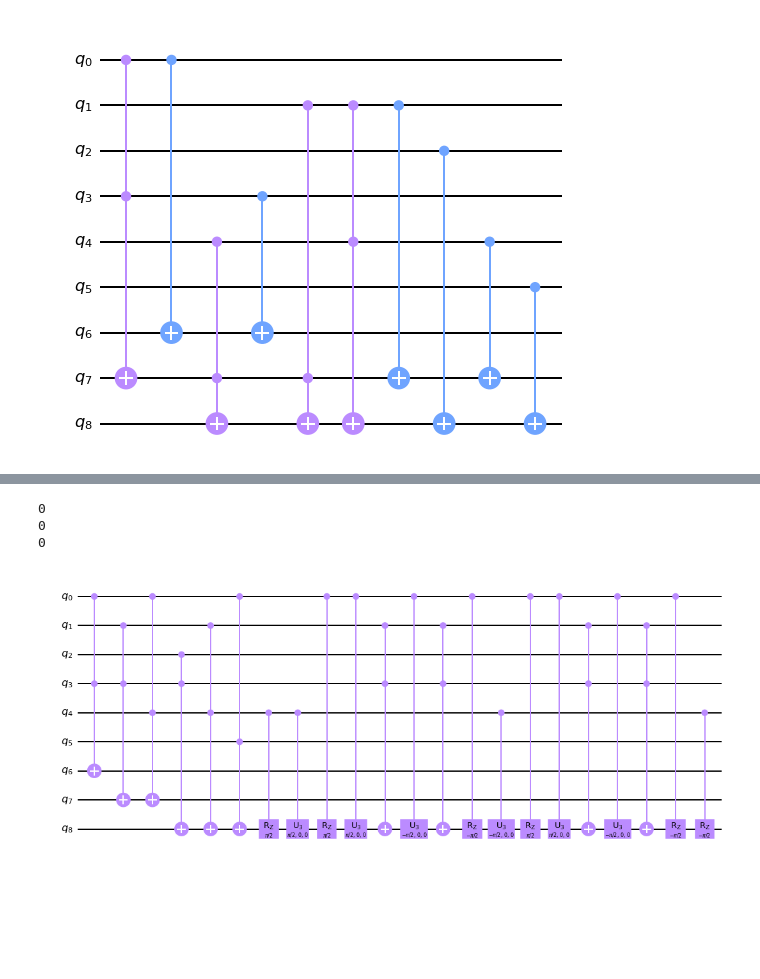
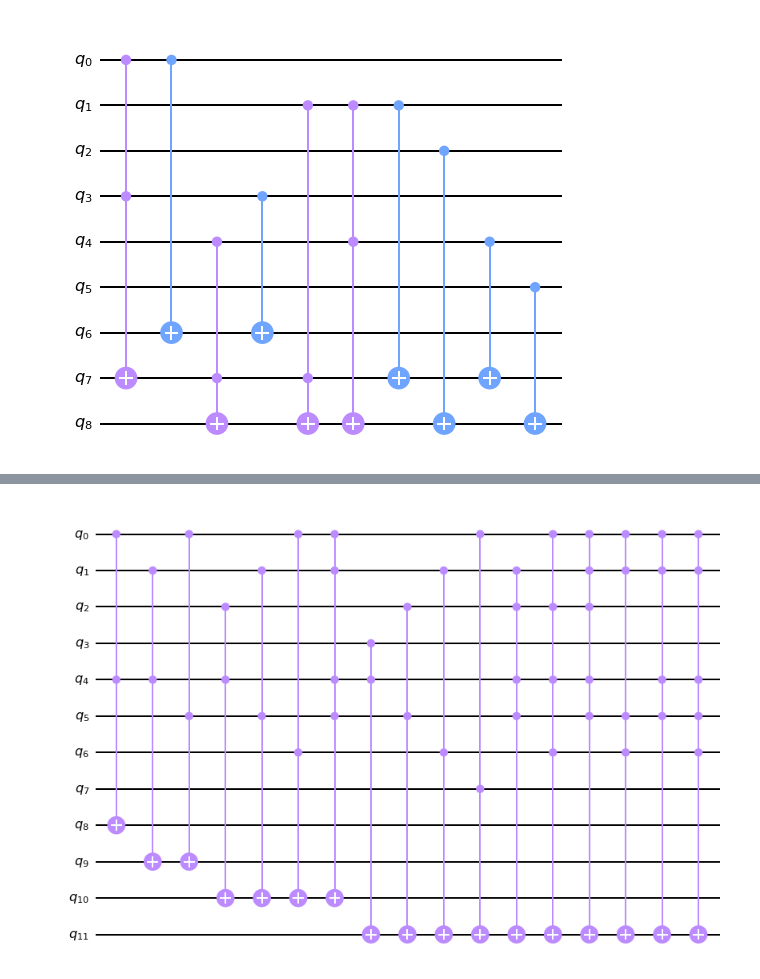
Before and after one commit to Romelium/Quantum-Resizable-Addition-and-Multiplication, a Jupyter notebook: Quantum_Resizable_Addition_and_Multiplication.ipynb, the cells around one changed output, grey strips where cells are left out. Saved outputs shown, nothing was run; the diff lists cells and outputs as text; code cells hidden in the pictures; blank space fills up the shorter version.

```diff
--- a/Quantum_Resizable_Addition_and_Multiplication.ipynb
+++ b/Quantum_Resizable_Addition_and_Multiplication.ipynb
@@ -110,26 +110,2 @@ create_QAddition(3).draw(output='mpl')
 # %% [output]
 [figure]
-# %%
-def cnx(self, *qubits):
-    if len(qubits) > 3:
-        last = qubits[-1]
-        # A matrix: (made up of a  and Y rotation, lemma4.3)
-        self.crz(np.pi/2, qubits[-2], qubits[-1])
-        self.cu3(np.pi/2, 0, 0, qubits[-2],qubits[-1])
-
-        # Control not gate
-        cnx(self,*qubits[:-2],qubits[-1])
-
-        # B matrix (pposite angle)
-        self.cu3(-np.pi/2, 0, 0, qubits[-2], qubits[-1])
-
-        # Control
-        cnx(self,*qubits[:-2],qubits[-1])
-
-        # C matrix (final rotation)
-        self.crz(-np.pi/2,qubits[-2],qubits[-1])
-    elif len(qubits)==3:
-        self.ccx(*qubits)
-    elif len(qubits)==2:
-        self.cx(*qubits)
-QuantumCircuit.cnx = cnx
@@ -138,40 +171,40 @@ def create_QMultiplication(input_bit_size, double_output = False, enable_carry =
   output_size = input_bit_size*2 if double_output else input_bit_size
 
   #Input1, Input2, Output
   Mul_circ = QuantumCircuit(input_bit_size * 2 + output_size, name='Mul')
 
   OldMap = []
 
   for i in range(output_size):
 
     #Store all the ANDs for calculations (i.e., Can store multi bit AND)
     Map = []
 
     #No carry multiply (i.e, Just AND)
     h = i+1 - input_bit_size
     h = h if h > 0 else 0
-    print(h)
+    #print(h)
     for j in range(h, i+1-h):
       Map.append([i-j, j+input_bit_size])
 
     #Carrys
     #Warning!: Will increase size exponentialy if enabled
     if enable_carry:
-     for k in range(len(OldMap)-1):
-       Map.append([*OldMap[k], *OldMap[k+1]])
+      for k in range(len(OldMap)):
+        for o in range(1, len(OldMap)-k):
+          Map.append([*OldMap[k], *OldMap[k+o]])
+
 
     #Applying the ANDs in Map to Output in circuit
     for AND in Map:
-      Mul_circ.cnx(*AND, i+input_bit_size*2)
+      # print(AND)
+      Mul_circ.mct(list(set(AND)), i+input_bit_size*2)
 
-    #print(Map)
+    # print(Map)
     OldMap = Map
 
   return Mul_circ
 
-transpile(create_QMultiplication(3), None, None).draw(output='mpl')
+transpile(create_QMultiplication(4), None, None).draw(output='mpl')
 # %% [output]
-0
-0
-0
-[figure, old version]
+[figure, new version]
```
Also changed, not shown: parts of 6 cells of this notebook.
